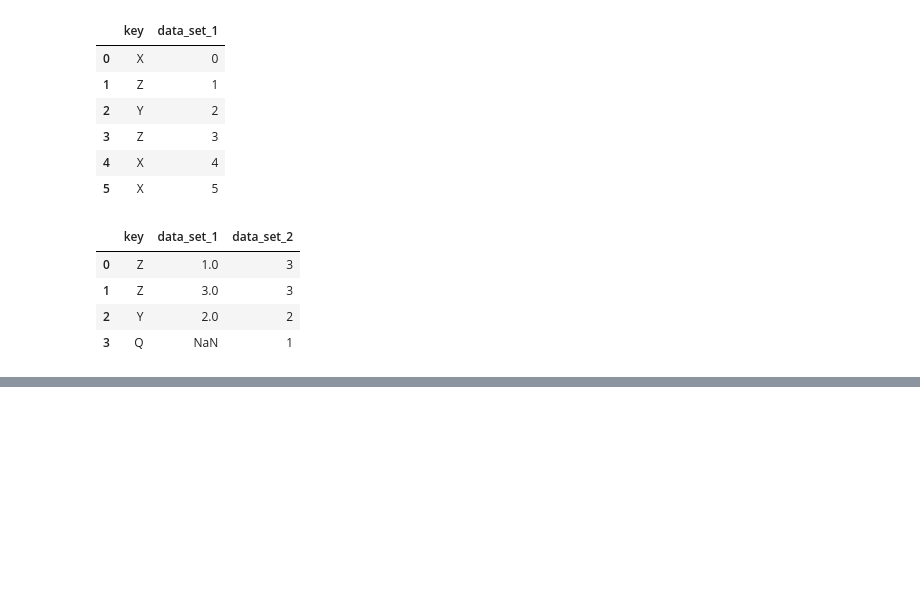
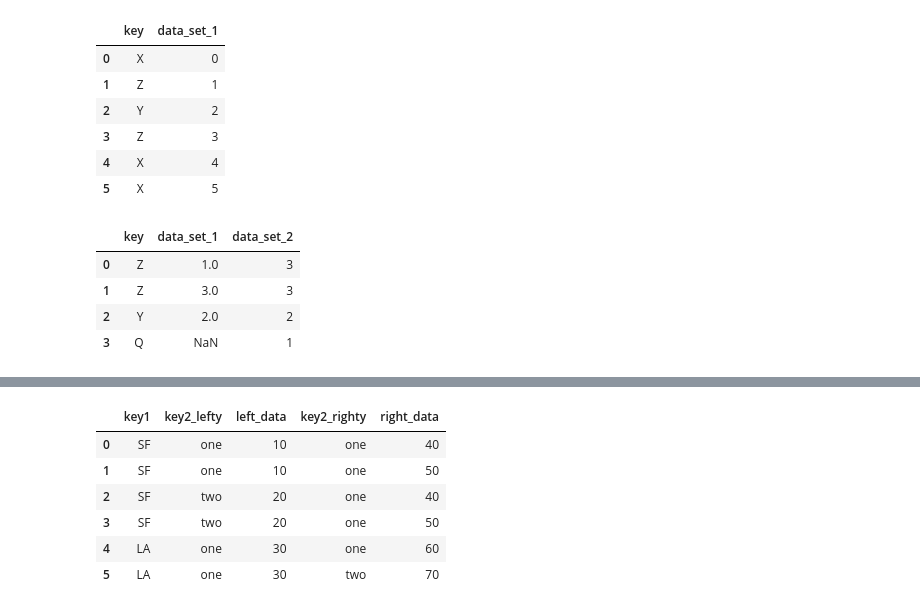
Before and after one commit to HariKumarValluru/Data-Analysis-and-Data-Visualization, a Jupyter notebook: Working with Data/Merge.ipynb, the cells around one changed output, grey strips where cells are left out. Cells and saved outputs as stored; diff of their text form; code cells hidden in the pictures; blank space fills up the shorter version.

```diff
--- a/Working with Data/Merge.ipynb
+++ b/Working with Data/Merge.ipynb
@@ -72,0 +168,10 @@ pd.merge(dframe, dframe2, on='key', how='right')
+# %%
+pd.merge(df_left, df_right, on='key1', suffixes=('_lefty','_righty'))
+# %% [output]
+|  | key1 | key2_lefty | left_data | key2_righty | right_data |
+| 0 | SF | one | 10 | one | 40 |
+| 1 | SF | one | 10 | one | 50 |
+| 2 | SF | two | 20 | one | 40 |
+| 3 | SF | two | 20 | one | 50 |
+| 4 | LA | one | 30 | one | 60 |
+| 5 | LA | one | 30 | two | 70 |
```
Also changed, not shown: parts of 13 cells of this notebook, 1 other file.
